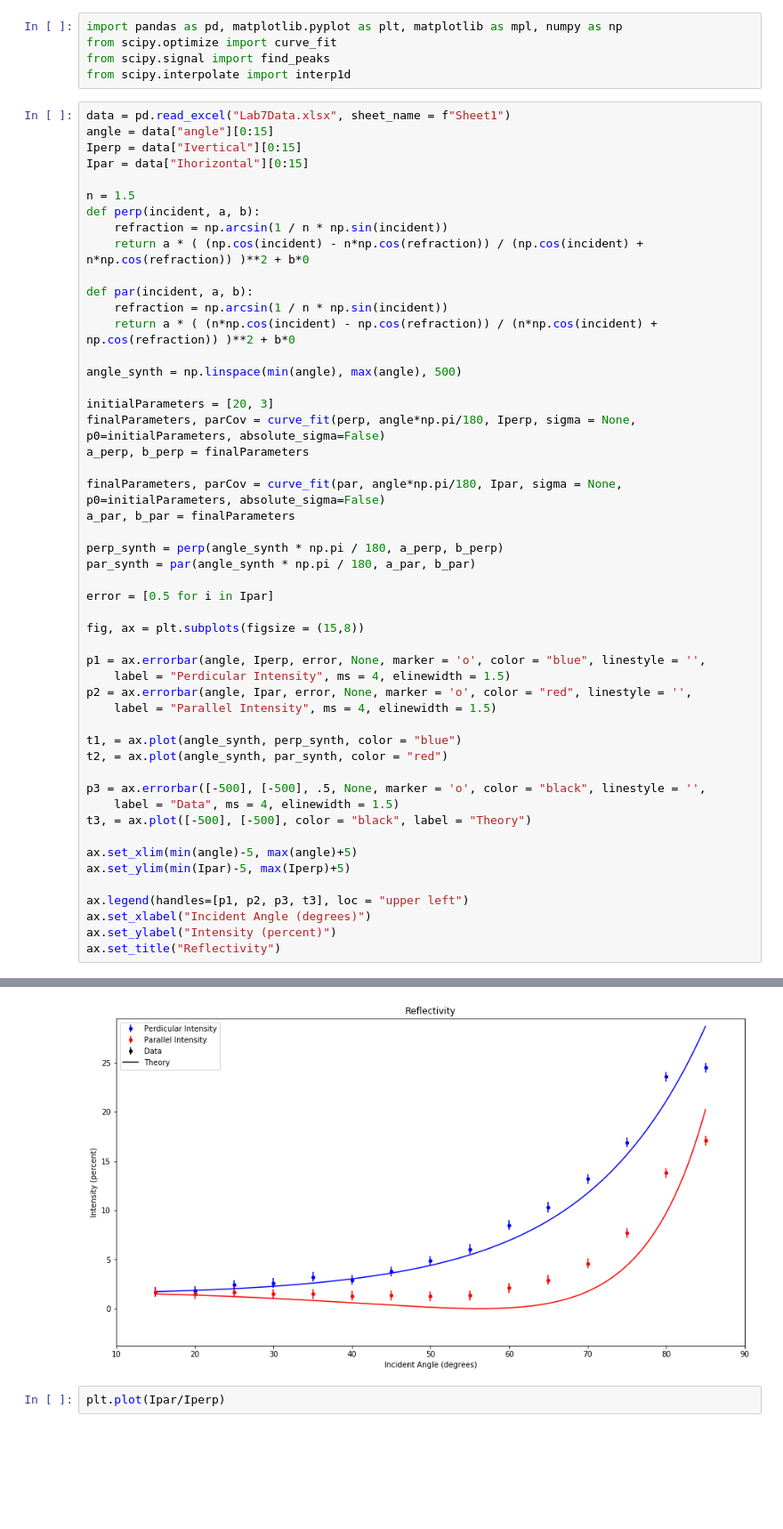
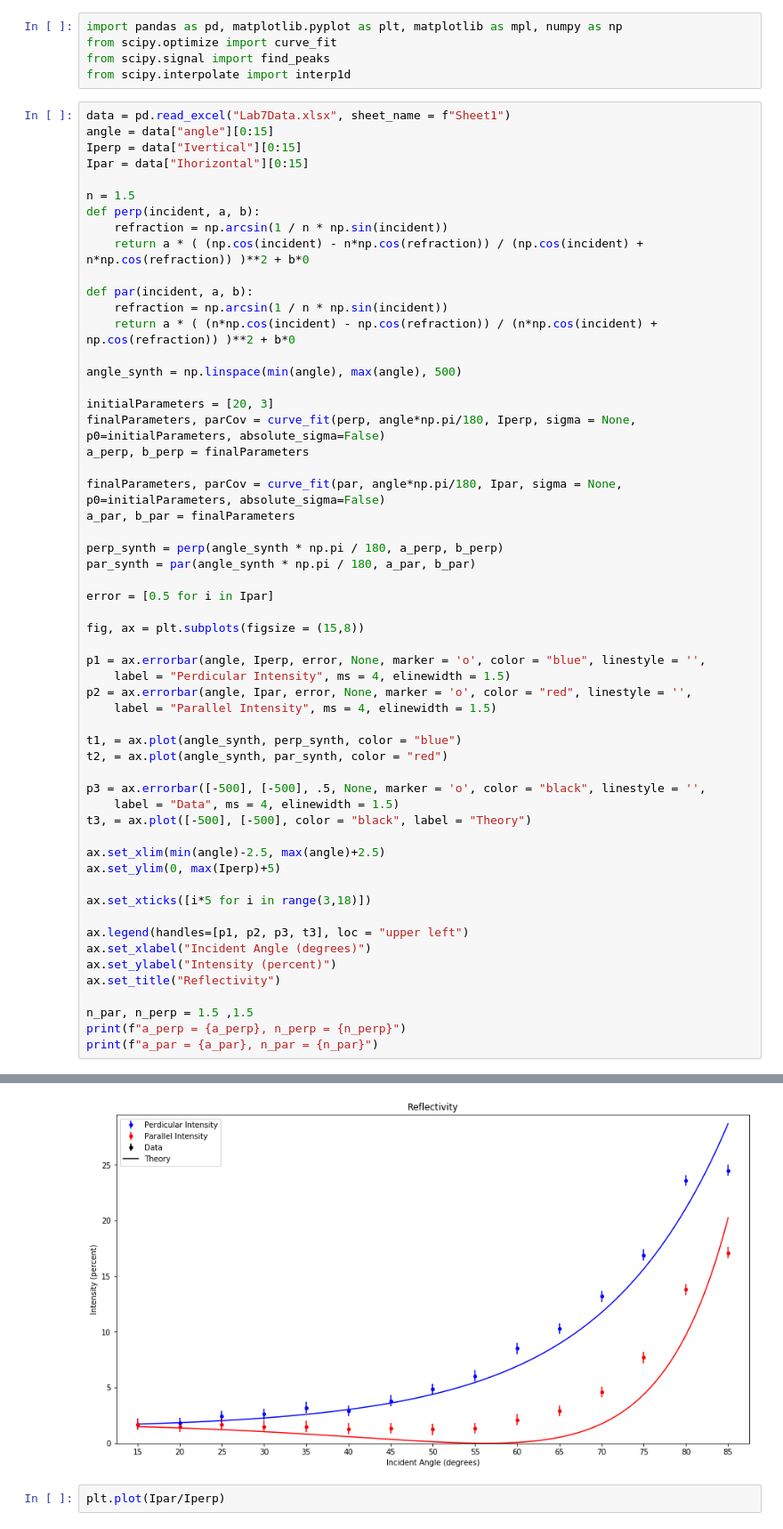
Before and after one commit to AstroJackson/P460, a Jupyter notebook: Lab 7/Lab7.ipynb, the cells around one changed output, grey strips where cells are left out. Shown at 89% size. Cells and saved outputs as stored; diff of their text form; blank space fills up the shorter version.

```diff
--- a/Lab 7/Lab7.ipynb
+++ b/Lab 7/Lab7.ipynb
@@ -46,11 +46,17 @@ p3 = ax.errorbar([-500], [-500], .5, None, marker = 'o', color = "black", linest
     label = "Data", ms = 4, elinewidth = 1.5)
 t3, = ax.plot([-500], [-500], color = "black", label = "Theory")
 
-ax.set_xlim(min(angle)-5, max(angle)+5)
-ax.set_ylim(min(Ipar)-5, max(Iperp)+5)
+ax.set_xlim(min(angle)-2.5, max(angle)+2.5)
+ax.set_ylim(0, max(Iperp)+5)
+
+ax.set_xticks([i*5 for i in range(3,18)])
 
 ax.legend(handles=[p1, p2, p3, t3], loc = "upper left")
 ax.set_xlabel("Incident Angle (degrees)")
 ax.set_ylabel("Intensity (percent)")
 ax.set_title("Reflectivity")
+
+n_par, n_perp = 1.5 ,1.5
+print(f"a_perp = {a_perp}, n_perp = {n_perp}")
+print(f"a_par = {a_par}, n_par = {n_par}")
 # %% [output]
@@ -58,4 +65,4 @@ Text(0.5, 1.0, 'Reflectivity')
-[figure, old version]
+[figure, new version]
 # %%
 plt.plot(Ipar/Iperp)
 # %% [output]
```
Also changed, not shown: parts of 1 cell of this notebook.
